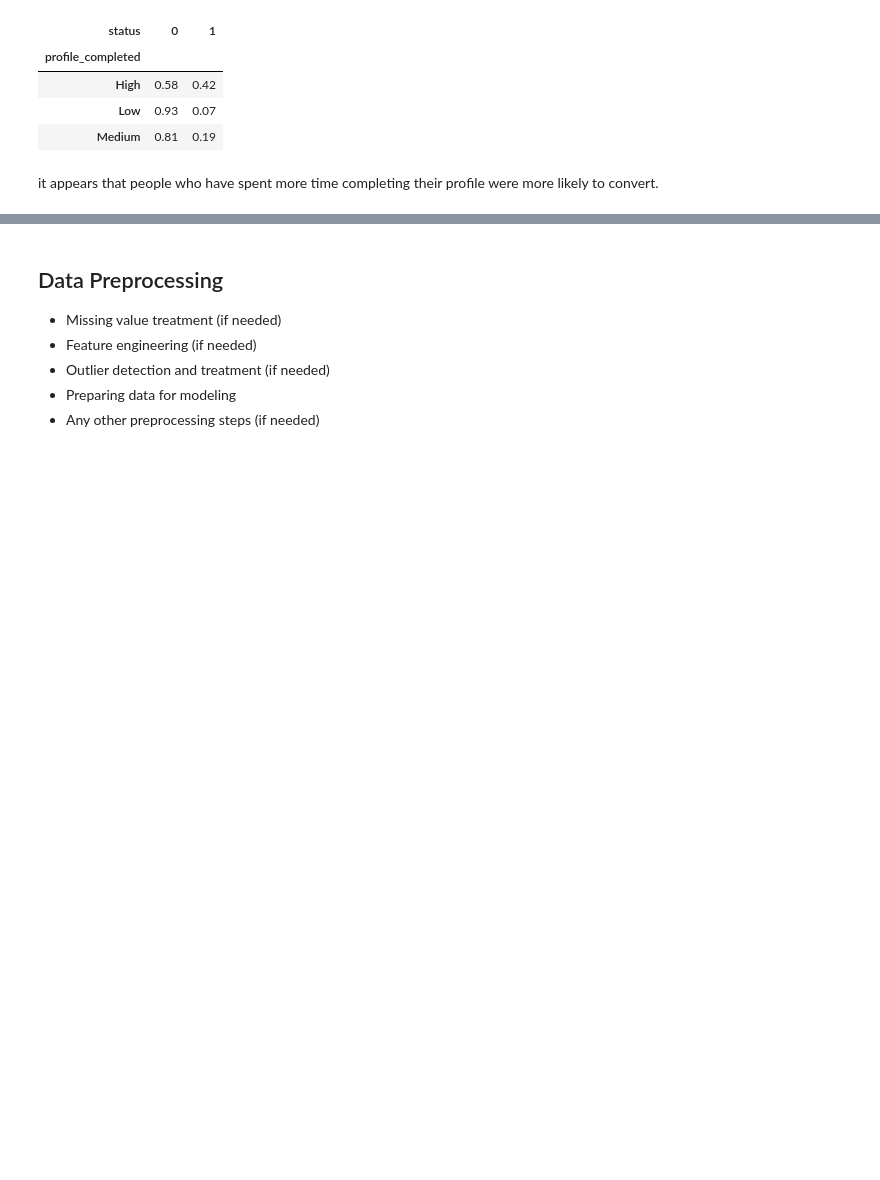
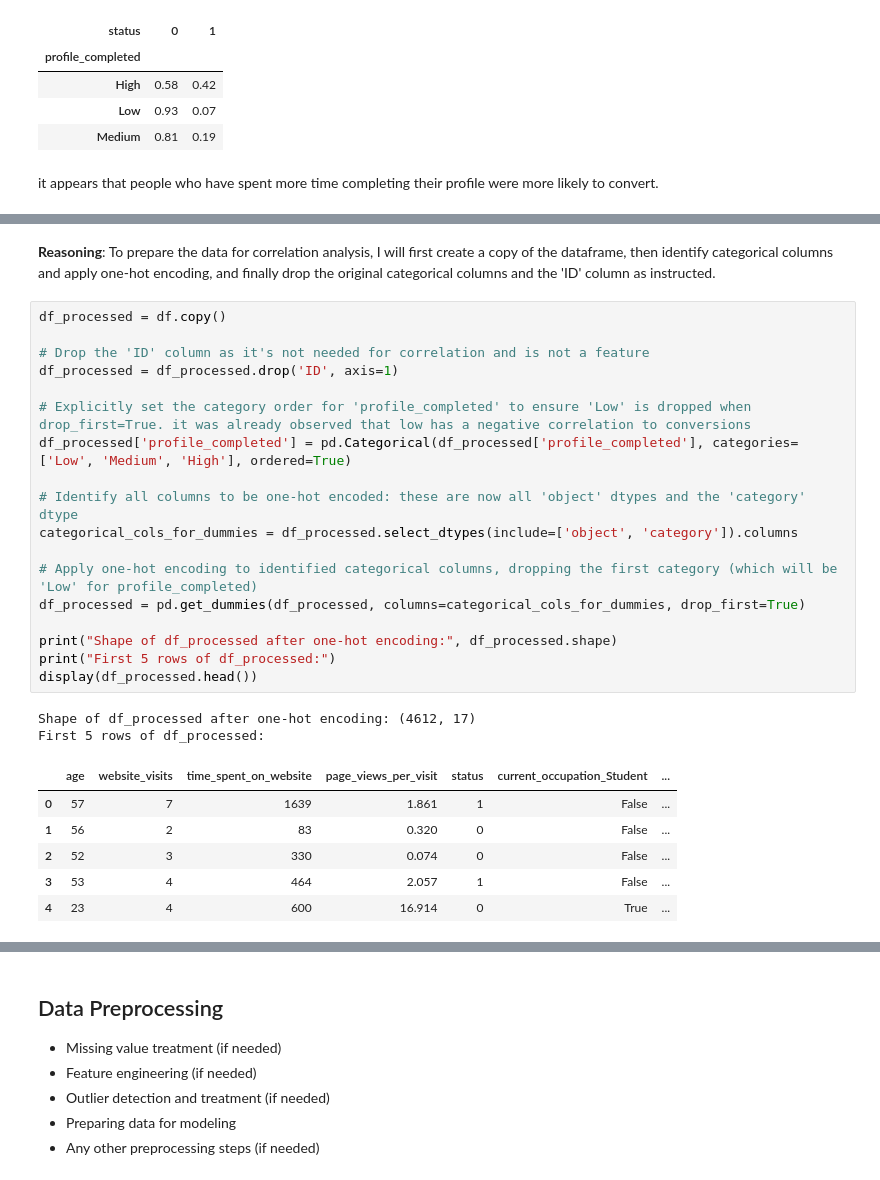
Before and after one commit to mikejoe144/MIT_Course_ElectiveProject, a Jupyter notebook: Learner Notebook - Full Code Version - Potential Customers Prediction.ipynb, the cells around one changed output, grey strips where cells are left out. Drawn from its saved outputs; the diff is of its cells as text; blank space fills up the shorter version.

```diff
--- a/Learner Notebook - Full Code Version - Potential Customers Prediction.ipynb
+++ b/Learner Notebook - Full Code Version - Potential Customers Prediction.ipynb
@@ -360,0 +416,30 @@ it appears that people who have spent more time completing their profile were mo
+# %% [markdown]
+**Reasoning**:
+To prepare the data for correlation analysis, I will first create a copy of the dataframe, then identify categorical columns and apply one-hot encoding, and finally drop the original categorical columns and the 'ID' column as instructed.
+# %%
+df_processed = df.copy()
+
+# Drop the 'ID' column as it's not needed for correlation and is not a feature
+df_processed = df_processed.drop('ID', axis=1)
+
+# Explicitly set the category order for 'profile_completed' to ensure 'Low' is dropped when drop_first=True. it was already observed that low has a negative correlation to conversions
+df_processed['profile_completed'] = pd.Categorical(df_processed['profile_completed'], categories=['Low', 'Medium', 'High'], ordered=True)
+
+# Identify all columns to be one-hot encoded: these are now all 'object' dtypes and the 'category' dtype
+categorical_cols_for_dummies = df_processed.select_dtypes(include=['object', 'category']).columns
+
+# Apply one-hot encoding to identified categorical columns, dropping the first category (which will be 'Low' for profile_completed)
+df_processed = pd.get_dummies(df_processed, columns=categorical_cols_for_dummies, drop_first=True)
+
+print("Shape of df_processed after one-hot encoding:", df_processed.shape)
+print("First 5 rows of df_processed:")
+display(df_processed.head())
+# %% [output]
+Shape of df_processed after one-hot encoding: (4612, 17)
+First 5 rows of df_processed:
+|  | age | website_visits | time_spent_on_website | page_views_per_visit | status | current_occupation_Student | ... |
+| 0 | 57 | 7 | 1639 | 1.861 | 1 | False | ... |
+| 1 | 56 | 2 | 83 | 0.320 | 0 | False | ... |
+| 2 | 52 | 3 | 330 | 0.074 | 0 | False | ... |
+| 3 | 53 | 4 | 464 | 2.057 | 1 | False | ... |
+| 4 | 23 | 4 | 600 | 16.914 | 0 | True | ... |
```
Also changed, not shown: parts of 9 cells of this notebook.
